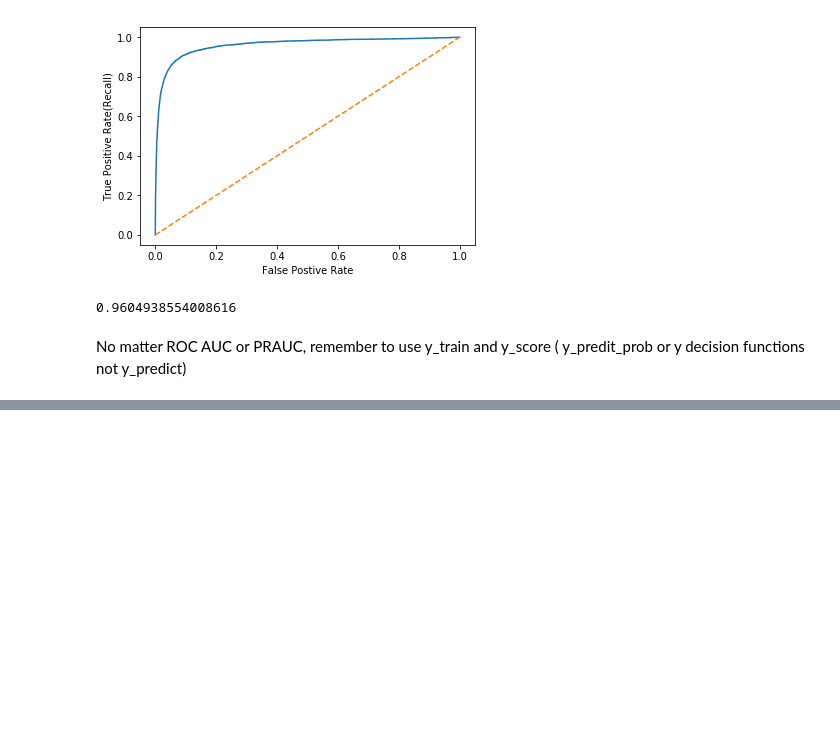
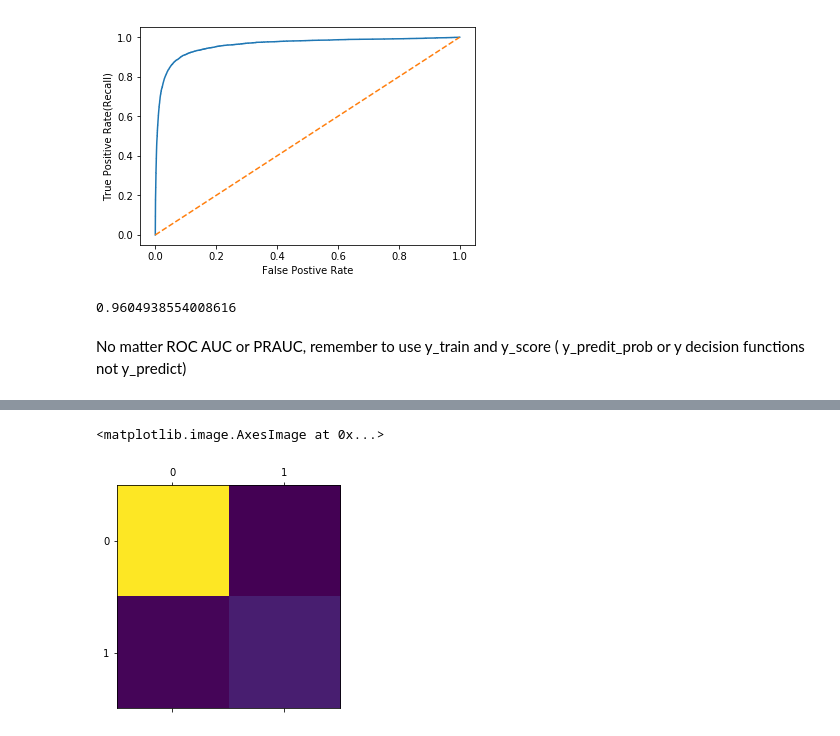
Before and after one commit to julie87zhang/python_exercise, a Jupyter notebook: machine_learning_manual/Classfication_chapter3.ipynb, the cells around one changed output, grey strips where cells are left out. Drawn from its saved outputs; the diff is of its cells as text; code cells hidden in the pictures; blank space fills up the shorter version.

```diff
--- a/machine_learning_manual/Classfication_chapter3.ipynb
+++ b/machine_learning_manual/Classfication_chapter3.ipynb
@@ -194,0 +225,5 @@ No matter ROC AUC or PRAUC, remember to use y_train and y_score ( y_predit_prob
+# %%
+plt.matshow(conf_mx)
+# %% [output]
+<matplotlib.image.AxesImage at 0x...>
+[figure, added]
```
Also changed, not shown: parts of 10 cells of this notebook, 8 other files.
